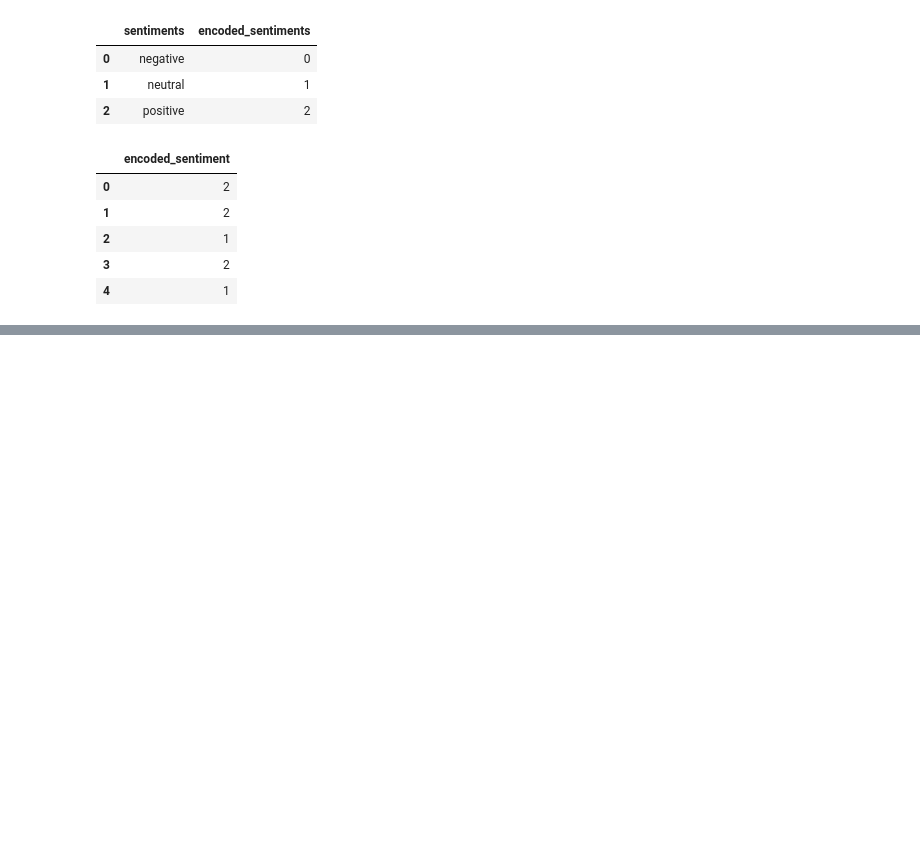
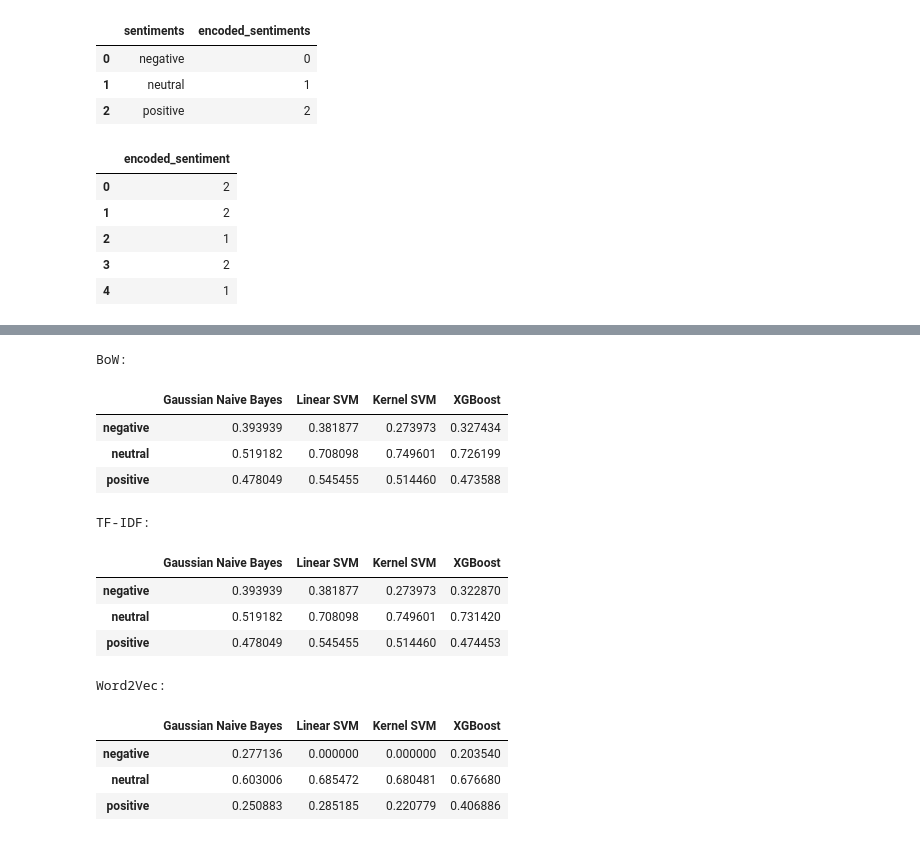
Before and after one commit to leoAshu/financial-sentiment-analysis, a Jupyter notebook: notebooks/model_selection.ipynb, the cells around one changed output, grey strips where cells are left out. Drawn from its saved outputs; the diff is of its cells as text; code cells hidden in the pictures; blank space fills up the shorter version.

```diff
--- a/notebooks/model_selection.ipynb
+++ b/notebooks/model_selection.ipynb
@@ -70,16 +78,16 @@ display(x_valid.shape, y_valid.shape)
 # %%
 # bag of words transformation
 # instantiate a CountVectorizer
-cv = CountVectorizer(min_df=4, max_df=0.01)
+bow_vectorizer = CountVectorizer(min_df=4, max_df=0.01)
 
 # train and construct bag of words
-x_train_bow = pd.DataFrame(cv.fit_transform(x_train).toarray(), columns=cv.get_feature_names_out())
-x_valid_bow = pd.DataFrame(cv.transform(x_valid).toarray(), columns=cv.get_feature_names_out())
+x_train_bow = pd.DataFrame(bow_vectorizer.fit_transform(x_train).toarray(), columns=bow_vectorizer.get_feature_names_out())
+x_valid_bow = pd.DataFrame(bow_vectorizer.transform(x_valid).toarray(), columns=bow_vectorizer.get_feature_names_out())
 
 # shape of document matrix: (rows, columns)
 display(x_train_bow.shape, x_valid_bow.shape)
 
-# first 5 datapoints of transformed train & test sets
+# first 5 datapoints of transformed train & validtion sets
 display(x_train_bow.head())
 display(x_valid_bow.head())
 # %% [output]
@@ -276,0 +326,7 @@ Word2Vec:
+# %%
+# compare accuracy
+for embedding_name, results in list(resultMap.items()):
+    print('\n' + embedding_name + ':')
+
+    # accuracy
+    display(pd.DataFrame(results['accuracy'], index=models.keys(), columns=['Accuracy']))
@@ -276,0 +352,23 @@ Word2Vec:
+# %%
+# compare f1 scores
+for embedding_name, results in list(resultMap.items()):
+    print('\n' + embedding_name + ':')
+
+    # f1 score
+    display(pd.DataFrame(np.asarray(results['f1']).T, columns=models.keys(), index=le.classes_))
+# %% [output]
+BoW:
+|  | Gaussian Naive Bayes | Linear SVM | Kernel SVM | XGBoost |
+| negative | 0.393939 | 0.381877 | 0.273973 | 0.327434 |
+| neutral | 0.519182 | 0.708098 | 0.749601 | 0.726199 |
+| positive | 0.478049 | 0.545455 | 0.514460 | 0.473588 |
+TF-IDF:
+|  | Gaussian Naive Bayes | Linear SVM | Kernel SVM | XGBoost |
+| negative | 0.393939 | 0.381877 | 0.273973 | 0.322870 |
+| neutral | 0.519182 | 0.708098 | 0.749601 | 0.731420 |
+| positive | 0.478049 | 0.545455 | 0.514460 | 0.474453 |
+Word2Vec:
+|  | Gaussian Naive Bayes | Linear SVM | Kernel SVM | XGBoost |
+| negative | 0.277136 | 0.000000 | 0.000000 | 0.203540 |
+| neutral | 0.603006 | 0.685472 | 0.680481 | 0.676680 |
+| positive | 0.250883 | 0.285185 | 0.220779 | 0.406886 |
```
Also changed, not shown: parts of 10 cells of this notebook.
